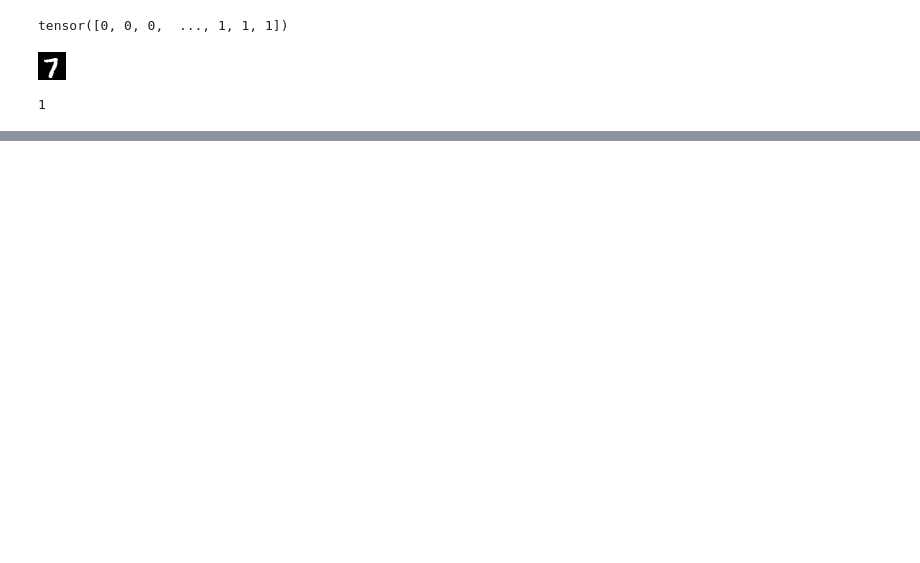
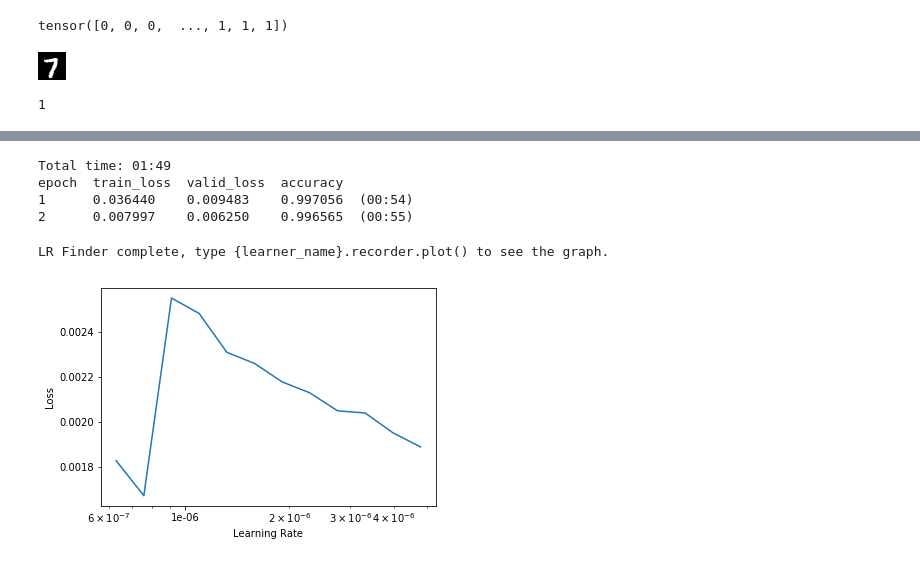
Before and after one commit to AutuanLiu/MDeepLearn, a Jupyter notebook: fastai/fastai_test.ipynb, the cells around one changed output, grey strips where cells are left out. Drawn from its saved outputs; the diff is of its cells as text; code cells hidden in the pictures; blank space fills up the shorter version.

```diff
--- a/fastai/fastai_test.ipynb
+++ b/fastai/fastai_test.ipynb
@@ -65,0 +86,15 @@ label
+# %%
+fit_one_cycle(learn, 2, 0.01)
+# %% [output]
+Total time: 01:49
+epoch  train_loss  valid_loss  accuracy
+1      0.036440    0.009483    0.997056  (00:54)
+2      0.007997    0.006250    0.996565  (00:55)
+# %%
+learn.lr_find()
+# %% [output]
+LR Finder complete, type {learner_name}.recorder.plot() to see the graph.
+# %%
+learn.recorder.plot()
+# %% [output]
+[figure, added]
```
Also changed, not shown: parts of 6 cells of this notebook, 1 other file.
